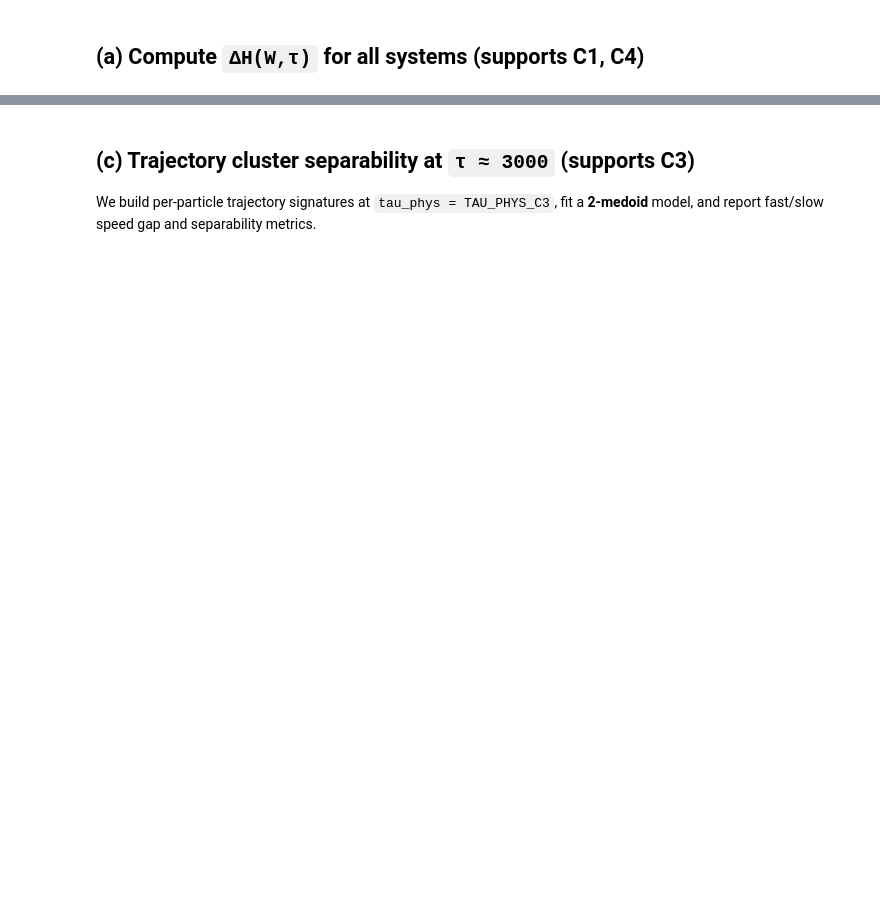
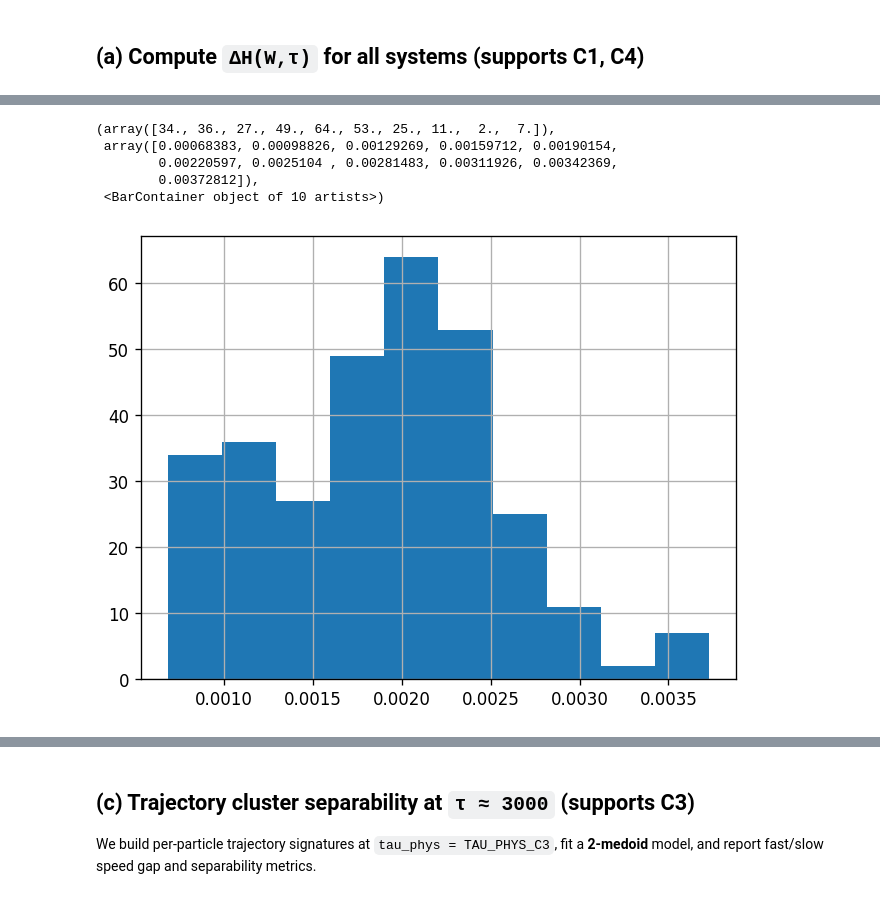
Before and after one commit to EnriFermi/asal-fork, a Jupyter notebook: experiments/opt_msc/analysis/deltah_mssc_comparison.ipynb, the cells around one changed output, grey strips where cells are left out. Saved outputs shown, nothing was run; the diff lists cells and outputs as text; code cells hidden in the pictures; blank space fills up the shorter version.

```diff
--- a/experiments/opt_msc/analysis/deltah_mssc_comparison.ipynb
+++ b/experiments/opt_msc/analysis/deltah_mssc_comparison.ipynb
@@ -726,0 +737,10 @@ for name, path in SYSTEMS.items():
+# %%
+rand_im = deltah_by_system['nn_opt']['delta_h']
+plt.hist(rand_im.flatten())
+# %% [output]
+(array([34., 36., 27., 49., 64., 53., 25., 11.,  2.,  7.]),
+ array([0.00068383, 0.00098826, 0.00129269, 0.00159712, 0.00190154,
+        0.00220597, 0.0025104 , 0.00281483, 0.00311926, 0.00342369,
+        0.00372812]),
+ <BarContainer object of 10 artists>)
+[figure, added]
```
Also changed, not shown: parts of 13 cells of this notebook, 54 other files.
